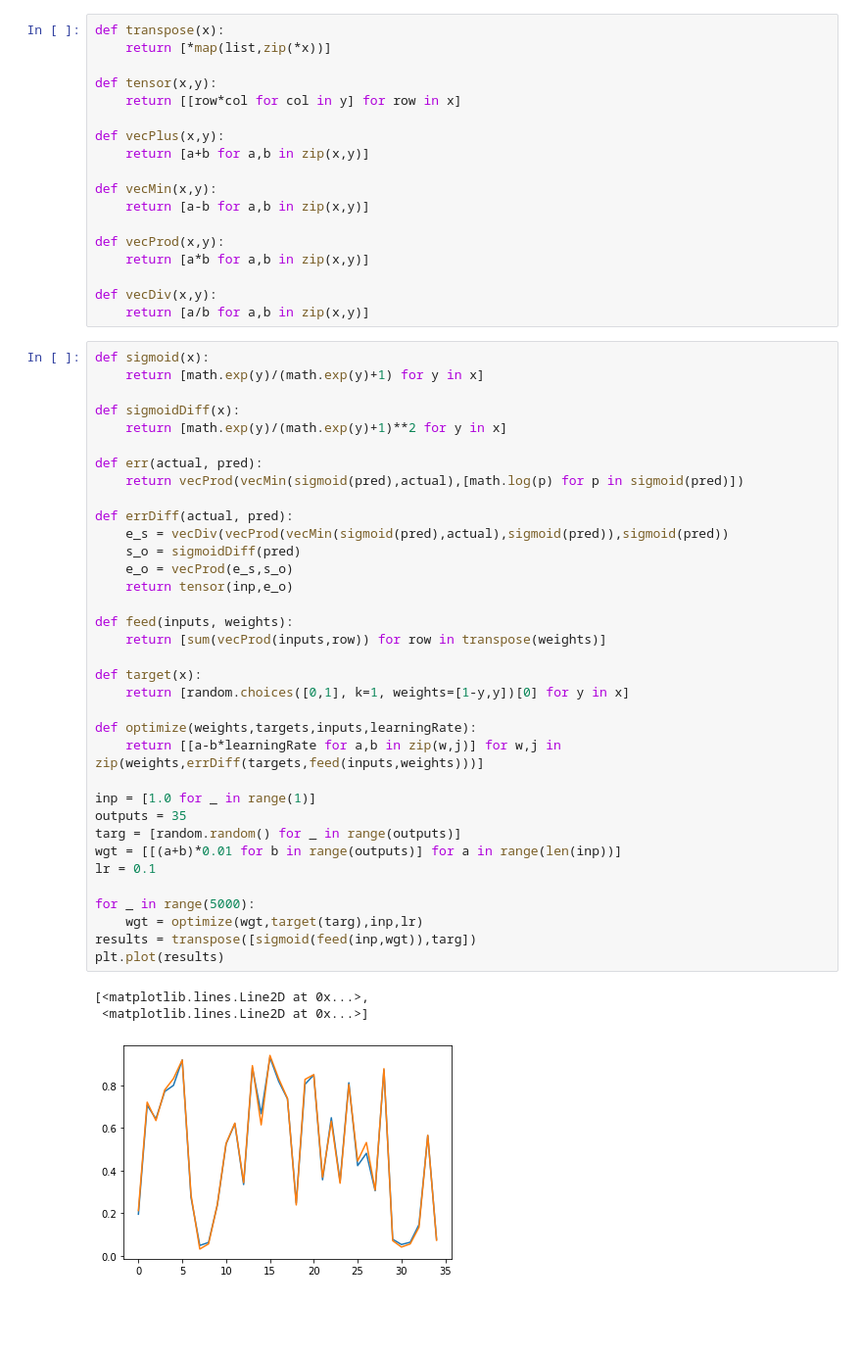
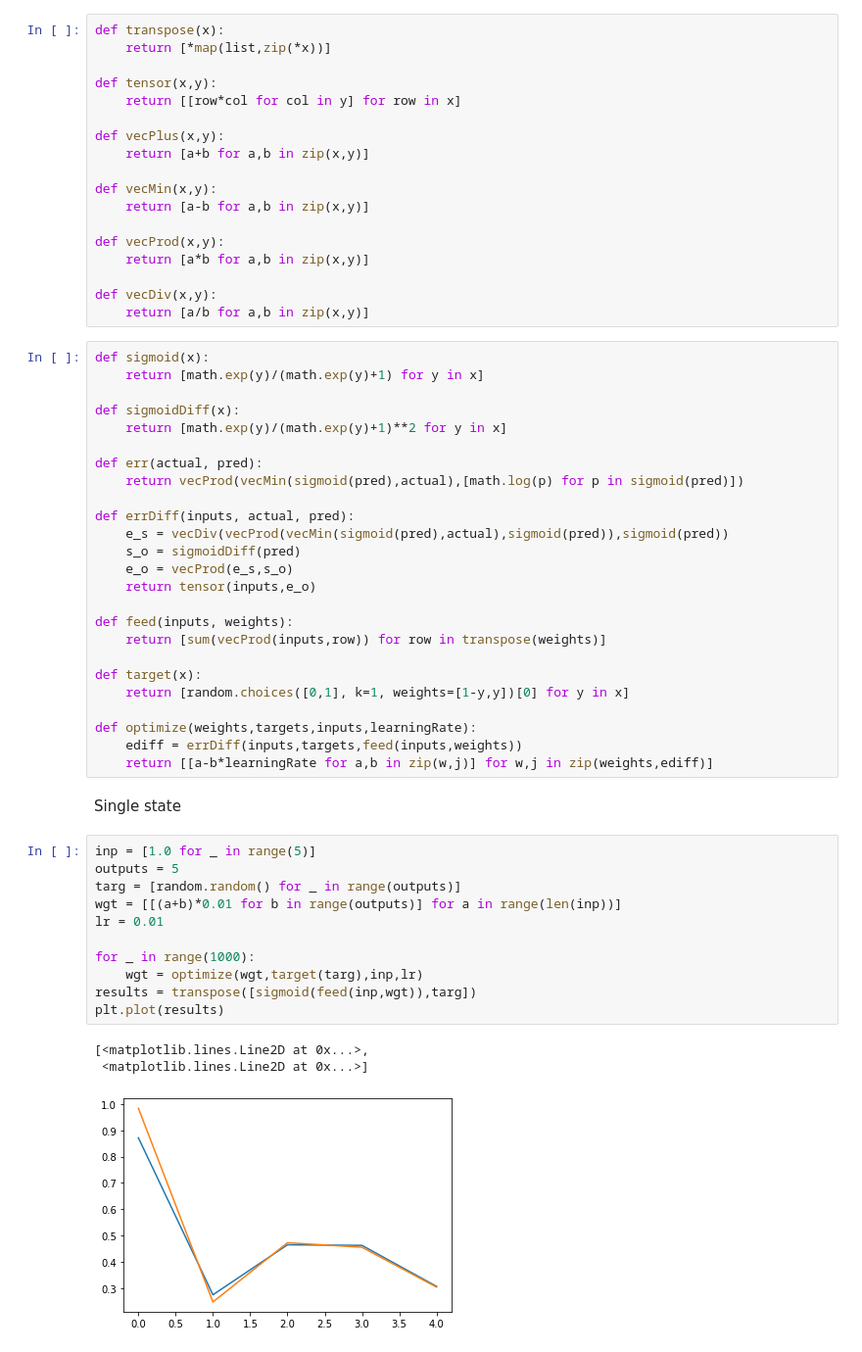
Before and after one commit to kbpositive/machine-learning, a Jupyter notebook: ReinforcementLearning/vanillaPolicyGradient.ipynb, the cells around one changed output. Shown: that part at 98% size. Drawn from its saved outputs; the diff is of its cells as text; blank space fills up the shorter version.

```diff
--- a/ReinforcementLearning/vanillaPolicyGradient.ipynb
+++ b/ReinforcementLearning/vanillaPolicyGradient.ipynb
@@ -30,11 +30,11 @@ def sigmoidDiff(x):
 def err(actual, pred):
     return vecProd(vecMin(sigmoid(pred),actual),[math.log(p) for p in sigmoid(pred)])
 
-def errDiff(actual, pred):
+def errDiff(inputs, actual, pred):
     e_s = vecDiv(vecProd(vecMin(sigmoid(pred),actual),sigmoid(pred)),sigmoid(pred))
     s_o = sigmoidDiff(pred)
     e_o = vecProd(e_s,s_o)
-    return tensor(inp,e_o)
+    return tensor(inputs,e_o)
 
 def feed(inputs, weights):
     return [sum(vecProd(inputs,row)) for row in transpose(weights)]
@@ -43,19 +43,22 @@ def target(x):
     return [random.choices([0,1], k=1, weights=[1-y,y])[0] for y in x]
 
 def optimize(weights,targets,inputs,learningRate):
-    return [[a-b*learningRate for a,b in zip(w,j)] for w,j in zip(weights,errDiff(targets,feed(inputs,weights)))]
-
-inp = [1.0 for _ in range(1)]
-outputs = 35
-targ = [random.random() for _ in range(outputs)]
-wgt = [[(a+b)*0.01 for b in range(outputs)] for a in range(len(inp))]
-lr = 0.1
-
-for _ in range(5000):
-    wgt = optimize(wgt,target(targ),inp,lr)
-results = transpose([sigmoid(feed(inp,wgt)),targ])
-plt.plot(results)
+    ediff = errDiff(inputs,targets,feed(inputs,weights))
+    return [[a-b*learningRate for a,b in zip(w,j)] for w,j in zip(weights,ediff)]
-# %% [output]
-[<matplotlib.lines.Line2D at 0x...>,
- <matplotlib.lines.Line2D at 0x...>]
-[figure, removed]
+# %% [markdown]
+Single state
+# %%
+inp = [1.0 for _ in range(5)]
+outputs = 5
+targ = [random.random() for _ in range(outputs)]
+wgt = [[(a+b)*0.01 for b in range(outputs)] for a in range(len(inp))]
+lr = 0.01
+
+for _ in range(1000):
+    wgt = optimize(wgt,target(targ),inp,lr)
+results = transpose([sigmoid(feed(inp,wgt)),targ])
+plt.plot(results)
+# %% [output]
+[<matplotlib.lines.Line2D at 0x...>,
+ <matplotlib.lines.Line2D at 0x...>]
+[figure, added]
```
Also changed, not shown: parts of 2 cells of this notebook.
